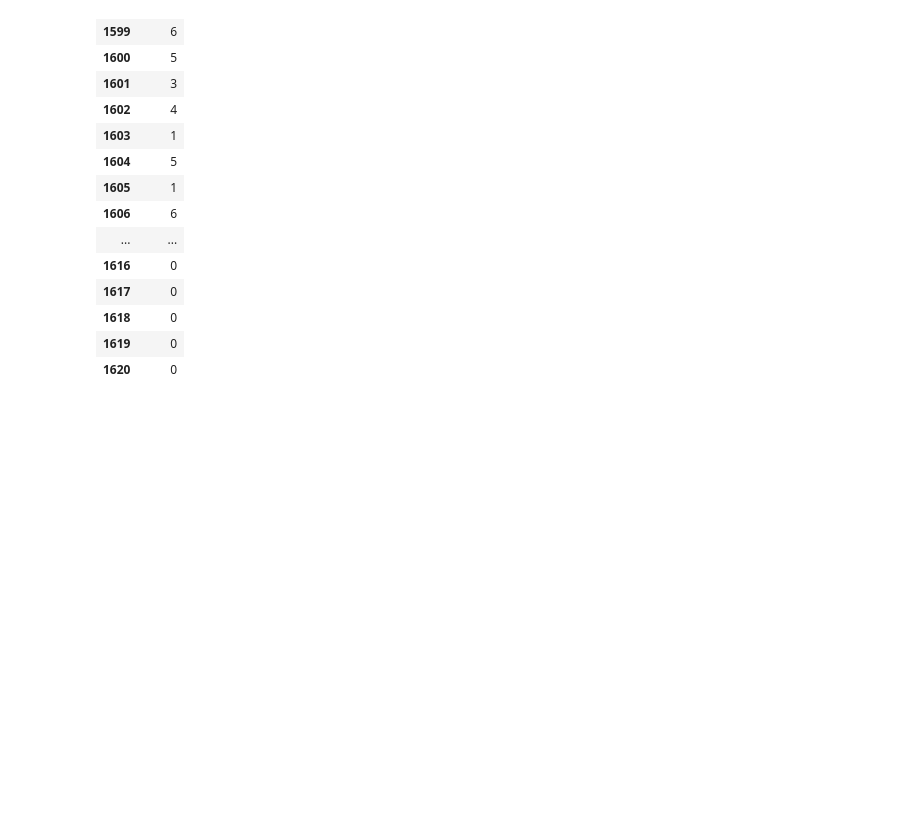
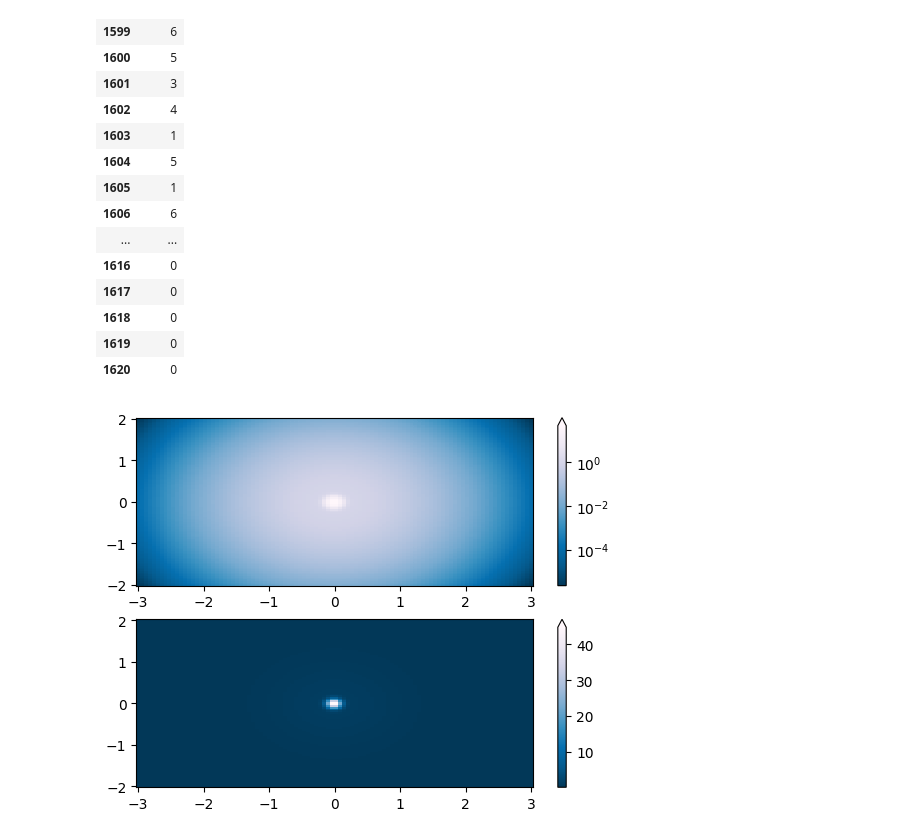
Before and after one commit to guilhptg/Graficos, a Jupyter notebook: graficos/olimpiadas/olimpiadas.ipynb, the cells around one changed output. Cells and saved outputs as stored; diff of their text form; code cells hidden in the pictures; blank space fills up the shorter version.

```diff
--- a/graficos/olimpiadas/olimpiadas.ipynb
+++ b/graficos/olimpiadas/olimpiadas.ipynb
@@ -133,3 +137,33 @@ display(silver)
 | 1618 | 0 |
 | 1619 | 0 |
 | 1620 | 0 |
+# %%
+import matplotlib.pyplot as plt
+import numpy as np
+
+from matplotlib import cm
+import matplotlib.cbook as cbook
+import matplotlib.colors as colors
+
+N = 100
+X, Y = np.mgrid[-3:3:complex(0, N), -2:2:complex(0, N)]
+
+# A low hump with a spike coming out of the top right.  Needs to have
+# z/colour axis on a log scale, so we see both hump and spike. A linear
+# scale only shows the spike.
+Z1 = np.exp(-X**2 - Y**2)
+Z2 = np.exp(-(X * 10)**2 - (Y * 10)**2)
+Z = Z1 + 50 * Z2
+
+fig, ax = plt.subplots(2, 1)
+
+pcm = ax[0].pcolor(X, Y, Z,
+                   norm=colors.LogNorm(vmin=Z.min(), vmax=Z.max()),
+                   cmap='PuBu_r', shading='auto')
+fig.colorbar(pcm, ax=ax[0], extend='max')
+
+pcm = ax[1].pcolor(X, Y, Z, cmap='PuBu_r', shading='auto')
+fig.colorbar(pcm, ax=ax[1], extend='max')
+plt.show()
+# %% [output]
+[figure, added]
```
Also changed, not shown: parts of 6 cells of this notebook, 2 other files.
